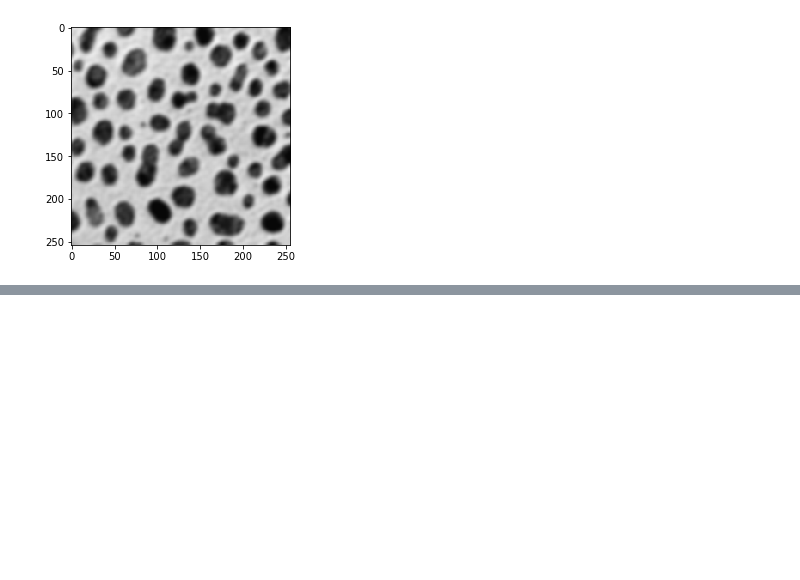
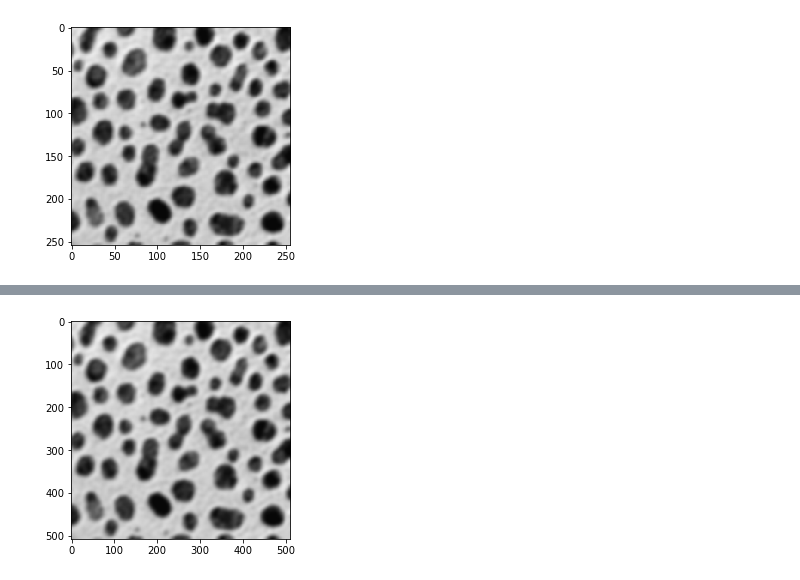
Before and after one commit to Suchismitha-Vedala/IMAGE-PROCESSING-INTERPOLATION, a Jupyter notebook: Bilinear.ipynb, the cells around one changed output, grey strips where cells are left out. Saved outputs shown, nothing was run; the diff lists cells and outputs as text; code cells hidden in the pictures; blank space fills up the shorter version.

```diff
--- a/Bilinear.ipynb
+++ b/Bilinear.ipynb
@@ -22,0 +53,7 @@ b=np.zeros(shape=(new_h,new_w,c))
+# %%
+k = cv2.resize(img,None,fx=2, fy=2, interpolation = cv2.INTER_LINEAR)
+# %%
+plt.imshow(k)
+plt.show()
+# %% [output]
+[figure, added]
```
Also changed, not shown: parts of 20 cells of this notebook, 4 other files.
